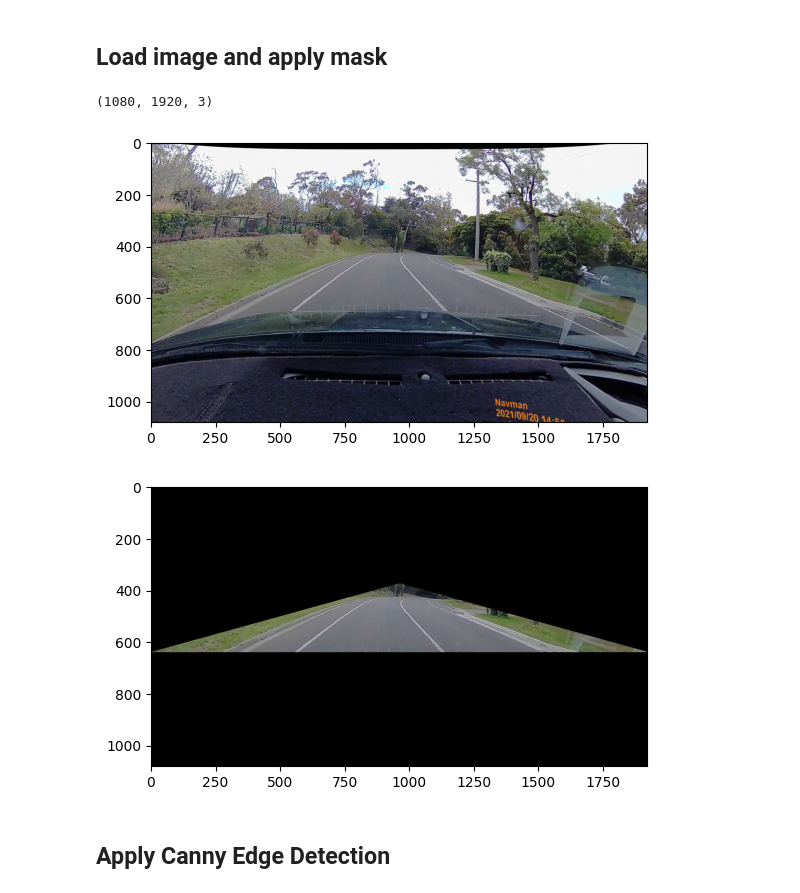
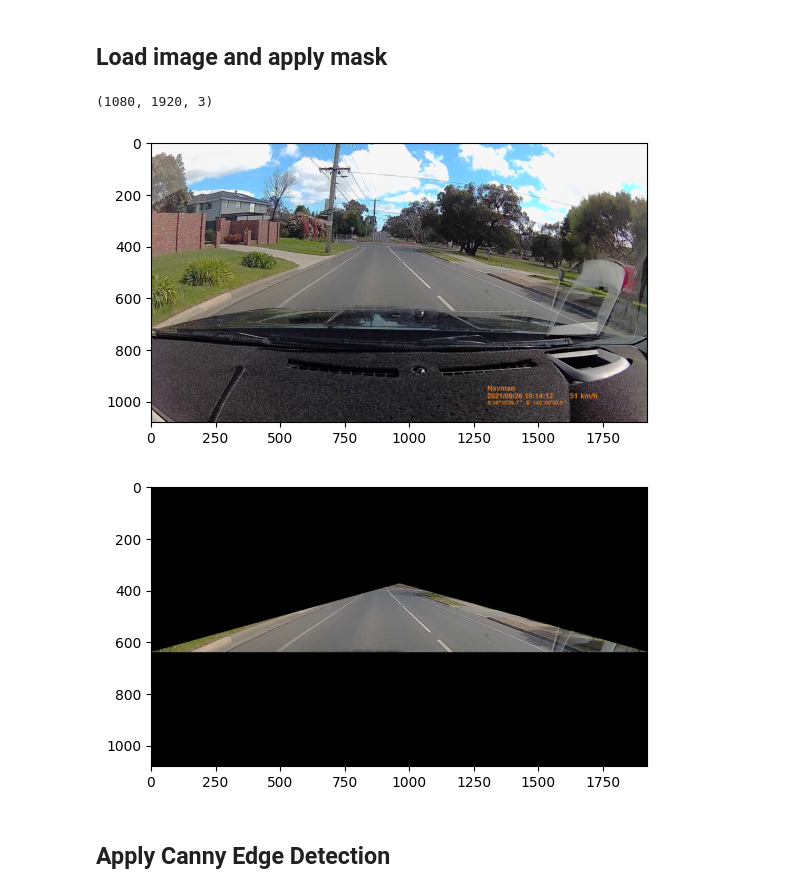
Before and after one commit to tylerrmit/minor_thesis, a Jupyter notebook: jupyter/Lane_Detection.ipynb, the cells around one changed output. Saved outputs shown, nothing was run; the diff lists cells and outputs as text; code cells hidden in the pictures.

```diff
--- a/jupyter/Lane_Detection.ipynb
+++ b/jupyter/Lane_Detection.ipynb
@@ -24,40 +24,41 @@ if module_path_root not in sys.path:
     sys.path.append(module_path_root)
 
 #sample_file = os.path.join(os.pardir, 'data_sources', 'sample_dashcam_lanes.png')
-sample_file = os.path.join(module_path_root, 'data_sources', 'dashcam_samples', 'corrected_ram_01_02160.png')
+#sample_file = os.path.join(module_path_root, 'data_sources', 'dashcam_samples', 'corrected_ram_01_02160.png')
+sample_file = os.path.join(module_path_root, 'data_sources', 'evil2.png')
 
 original_image = cv2.imread(sample_file)
 original_image = cv2.cvtColor(original_image, cv2.COLOR_BGR2RGB)
 
 print(original_image.shape)
 height = original_image.shape[0]
 width = original_image.shape[1]
 
 region_of_interest_vertices = [
     (0, 640),
     (width/2, 375),
     (width, 640)
 ]
 
 def region_of_interest(img, vertices):
     mask = np.zeros_like(img)
     channel_count = img.shape[2]
     match_mask_color = (255,) * channel_count
     cv2.fillPoly(mask, vertices, match_mask_color)
     masked_image = cv2.bitwise_and(img, mask)
     return masked_image
 
 cropped_image = region_of_interest(original_image, np.array([region_of_interest_vertices],np.int32))
 
 plt.imshow(original_image)
 plt.show()
 
 plt.imshow(cropped_image)
 plt.show()
 # %% [output]
 (1080, 1920, 3)
-[figure, old version]
+[figure, new version]
-[figure, old version]
+[figure, new version]
 # %% [markdown]
 ## Apply Canny Edge Detection
 # %%
```
Also changed, not shown: parts of 9 cells of this notebook, 16 other files.
